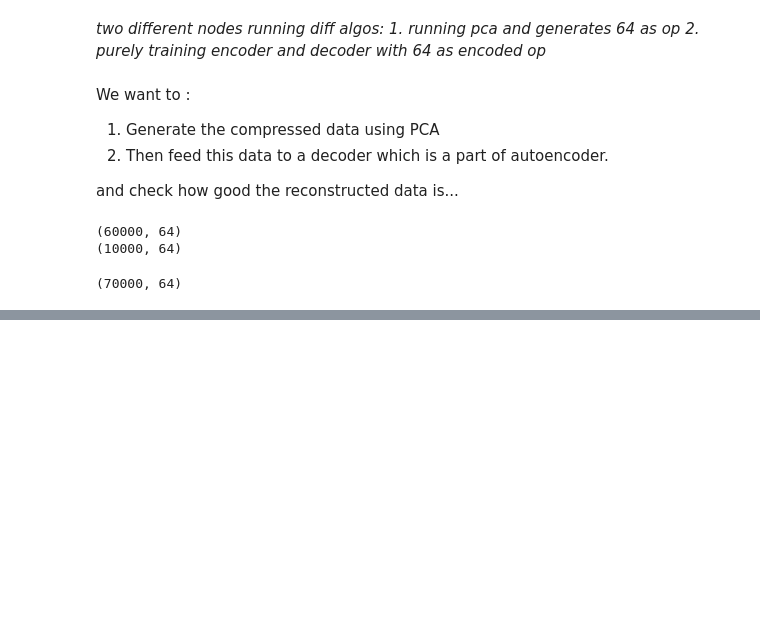
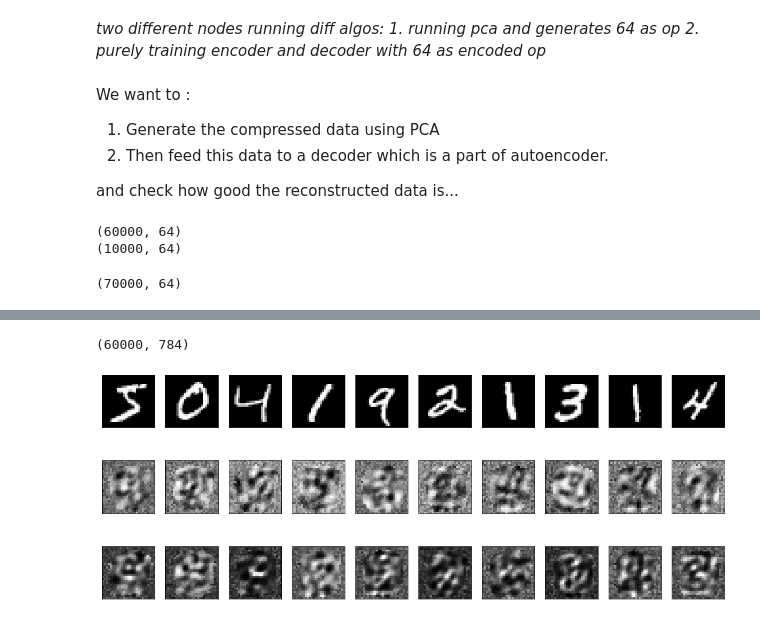
Before and after one commit to Vaibhav11002/MTech-Thesis-IITH, a Jupyter notebook: Autoencoders/AUTOENCODERS.ipynb, the cells around one changed output, grey strips where cells are left out. Drawn from its saved outputs; the diff is of its cells as text; code cells hidden in the pictures; blank space fills up the shorter version.

```diff
--- a/Autoencoders/AUTOENCODERS.ipynb
+++ b/Autoencoders/AUTOENCODERS.ipynb
@@ -590,0 +623,35 @@ aebased_decoder.predict()
+# %%
+aedecoder_pca = aebased_decoder.predict(X_train_pca)
+# %%
+aedecoder_pca.shape
+# %% [output]
+(60000, 784)
+# %%
+n = 10
+plt.figure(figsize=(20, 8))
+for i in range(n):
+    # display original
+    ax = plt.subplot(3, n, i+1)
+    plt.imshow(X_train[i].reshape(28, 28))
+    plt.gray()
+    ax.get_xaxis().set_visible(False)
+    ax.get_yaxis().set_visible(False)
+
+
+    # display reconstruction for extracted decoder(AE)
+    ax = plt.subplot(3, n, i+n+1)
+    plt.imshow(aedecoder_pca[i].reshape(28, 28))
+    plt.gray()
+    ax.get_xaxis().set_visible(False)
+    ax.get_yaxis().set_visible(False)
+
+    # display reconstruction for decoder trained on Encoder(AE) output
+    ax = plt.subplot(3, n, i+2*n+1)
+    plt.imshow(decoder_for_pca[i].reshape(28, 28))
+    plt.gray()
+    ax.get_xaxis().set_visible(False)
+    ax.get_yaxis().set_visible(False)
+
+plt.show()
+# %% [output]
+[figure, added]
```
Also changed, not shown: parts of 16 cells of this notebook.
